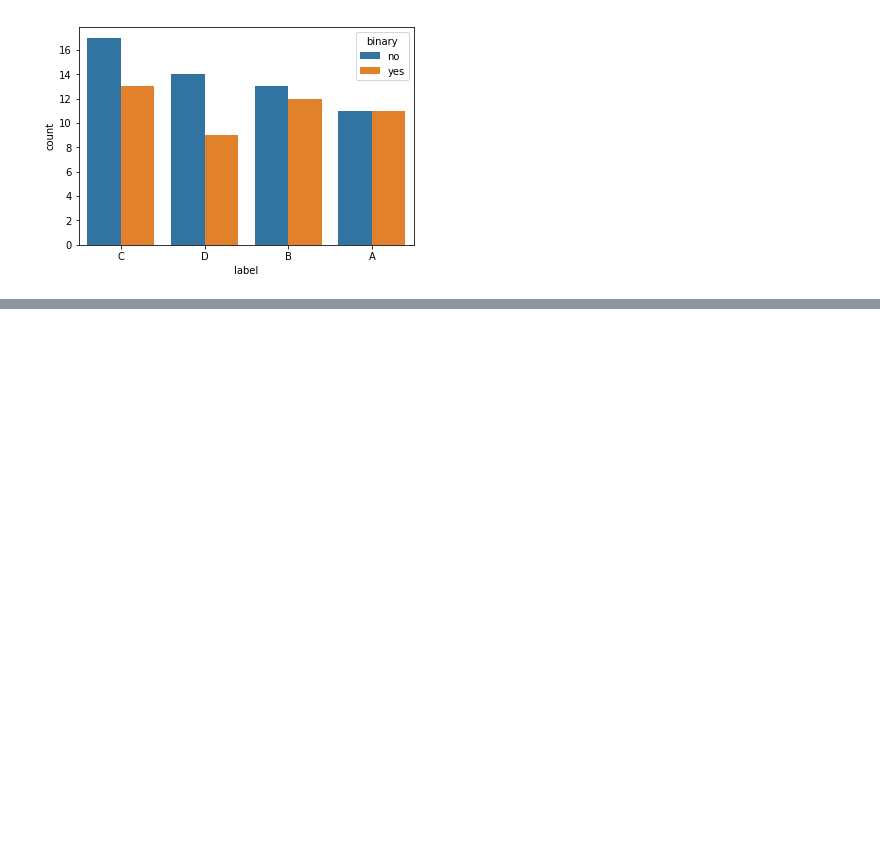
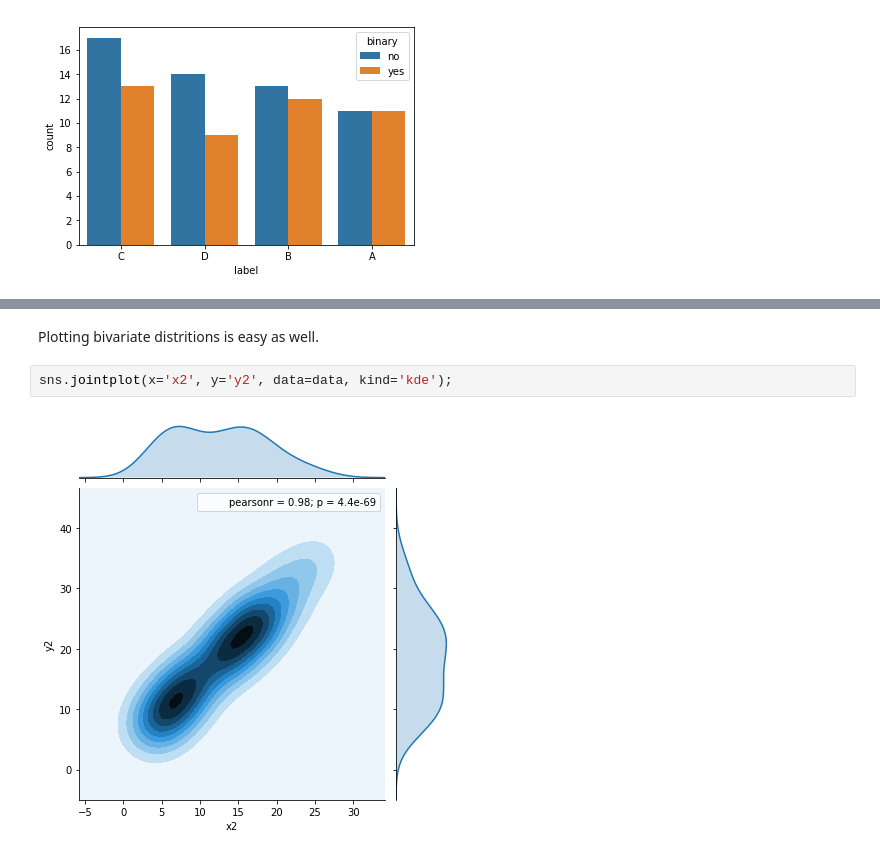
Before and after one commit to gjbex/training-material, a Jupyter notebook: Python/Seaborn/seaborn.ipynb, the cells around one changed output, grey strips where cells are left out. Cells and saved outputs as stored; diff of their text form; blank space fills up the shorter version.

```diff
--- a/Python/Seaborn/seaborn.ipynb
+++ b/Python/Seaborn/seaborn.ipynb
@@ -167,0 +182,6 @@ sns.countplot(x='label', data=data, hue='binary');
+# %% [markdown]
+Plotting bivariate distritions is easy as well.
+# %%
+sns.jointplot(x='x2', y='y2', data=data, kind='kde');
+# %% [output]
+[figure, added]
```
Also changed, not shown: parts of 10 cells of this notebook.
